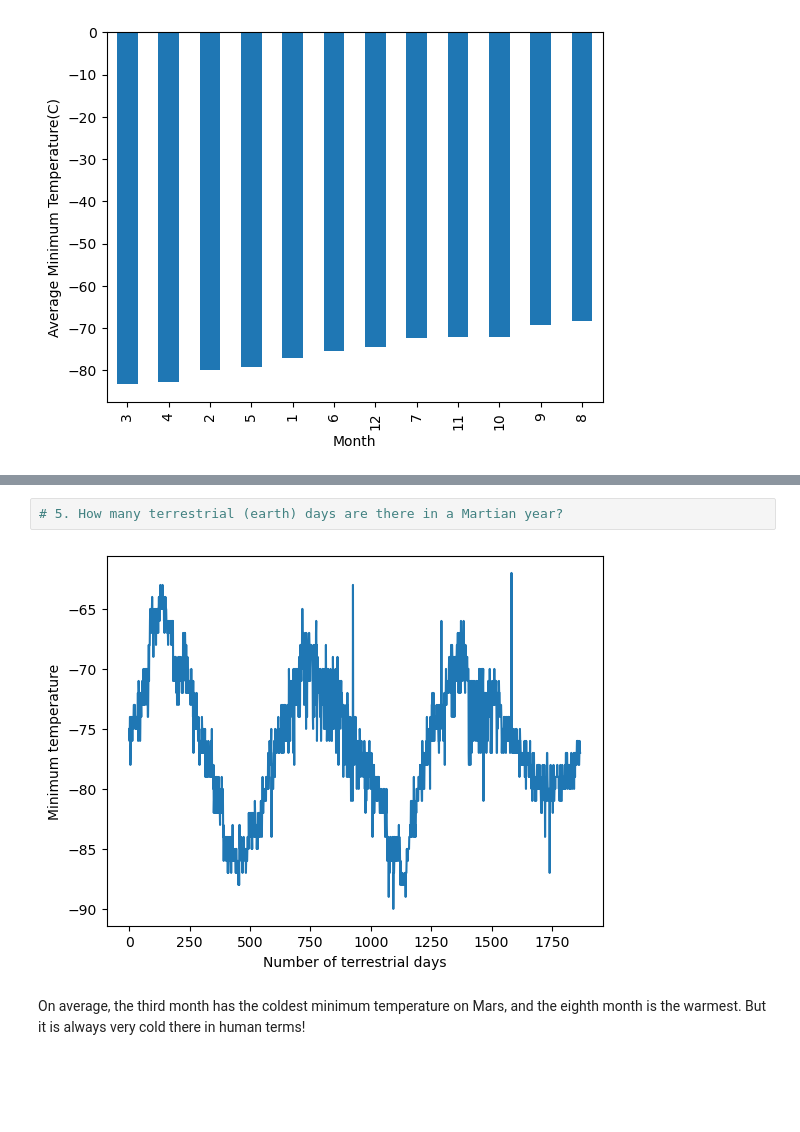
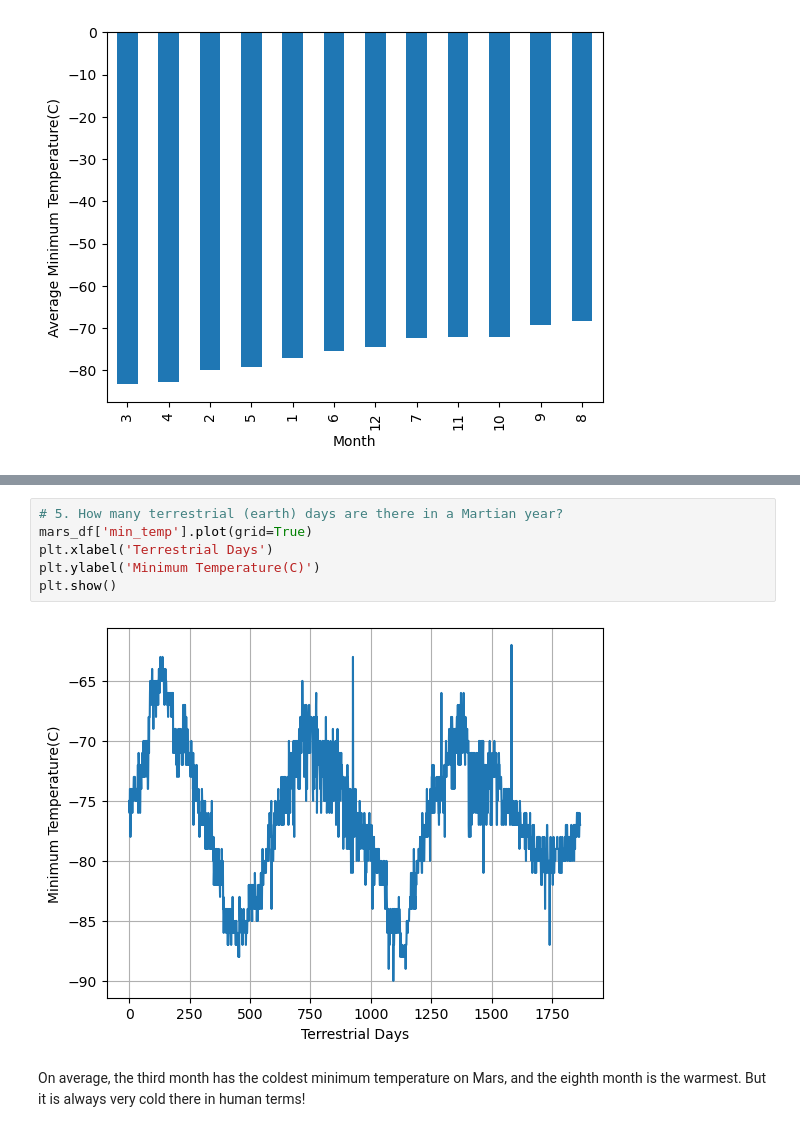
Before and after one commit to AbdullaMashaly/RedPlanetCrawler, a Jupyter notebook: mars_weather.ipynb, the cells around one changed output, grey strips where cells are left out. Cells and saved outputs as stored; diff of their text form; blank space fills up the shorter version.

```diff
--- a/mars_weather.ipynb
+++ b/mars_weather.ipynb
@@ -207,8 +214,12 @@ Name: pressure, dtype: float64
 [figure]
 # %%
 # 5. How many terrestrial (earth) days are there in a Martian year?
+mars_df['min_temp'].plot(grid=True)
+plt.xlabel('Terrestrial Days')
+plt.ylabel('Minimum Temperature(C)')
+plt.show()
 # %% [output]
-[figure, old version]
+[figure, new version]
 # %% [markdown]
 On average, the third month has the coldest minimum temperature on Mars, and the eighth month is the warmest. But it is always very cold there in human terms!
 # %% [markdown]
```
Also changed, not shown: parts of 3 cells of this notebook, 1 other file.
